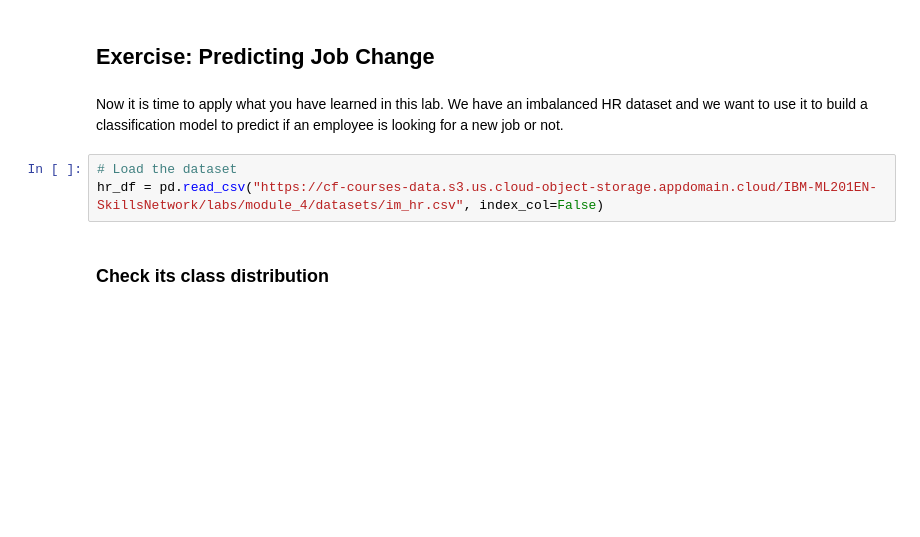
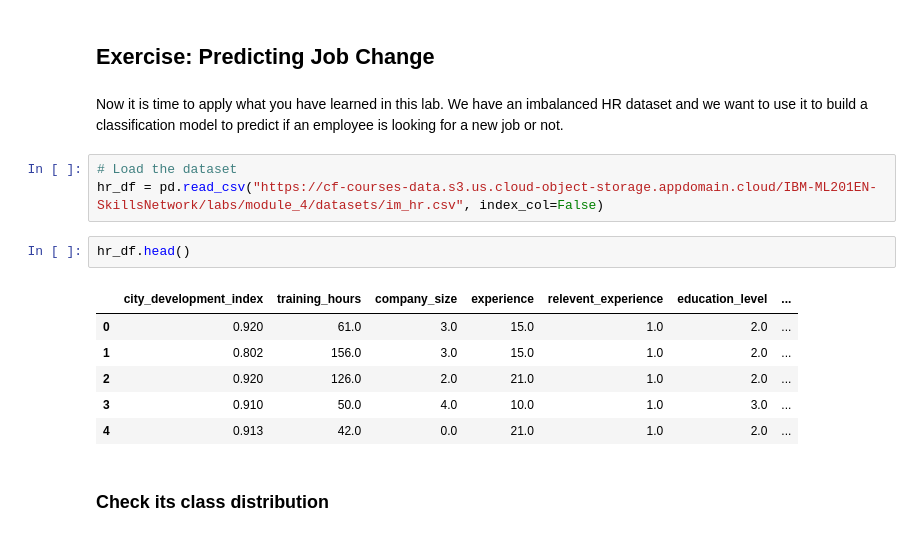
Before and after one commit to MassGH2023/Supervised-Machine-Learning-Classification, a Jupyter notebook: imbalanced_data_v2.ipynb, the cells around one changed output. Saved outputs shown, nothing was run; the diff lists cells and outputs as text; blank space fills up the shorter version.

```diff
--- a/imbalanced_data_v2.ipynb
+++ b/imbalanced_data_v2.ipynb
@@ -588,6 +703,15 @@ Now it is time to apply what you have learned in this lab. We have an imbalanced
 # %%
 # Load the dataset
 hr_df = pd.read_csv("https://cf-courses-data.s3.us.cloud-object-storage.appdomain.cloud/IBM-ML201EN-SkillsNetwork/labs/module_4/datasets/im_hr.csv", index_col=False)
+# %%
+hr_df.head()
+# %% [output]
+|  | city_development_index | training_hours | company_size | experience | relevent_experience | education_level | ... |
+| 0 | 0.920 | 61.0 | 3.0 | 15.0 | 1.0 | 2.0 | ... |
+| 1 | 0.802 | 156.0 | 3.0 | 15.0 | 1.0 | 2.0 | ... |
+| 2 | 0.920 | 126.0 | 2.0 | 21.0 | 1.0 | 2.0 | ... |
+| 3 | 0.910 | 50.0 | 4.0 | 10.0 | 1.0 | 3.0 | ... |
+| 4 | 0.913 | 42.0 | 0.0 | 21.0 | 1.0 | 2.0 | ... |
 # %% [markdown]
 ### Check its class distribution
 # %%
```
Also changed, not shown: parts of 39 cells of this notebook.
